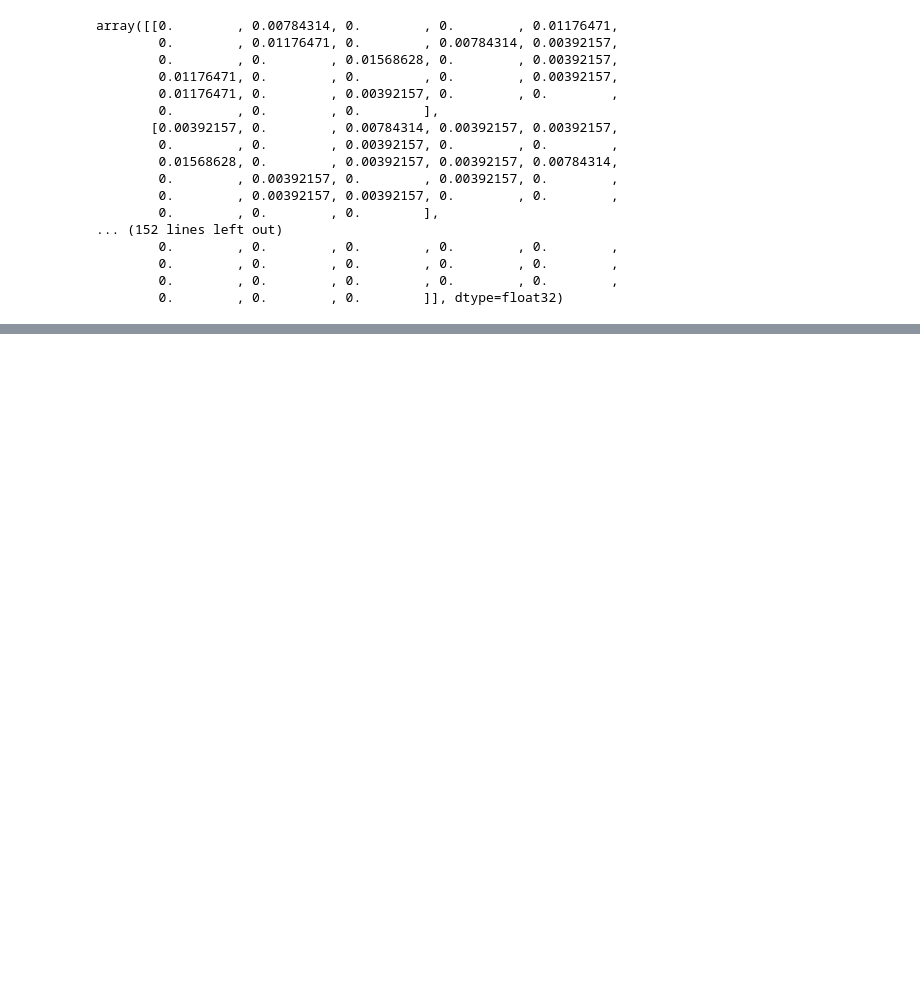
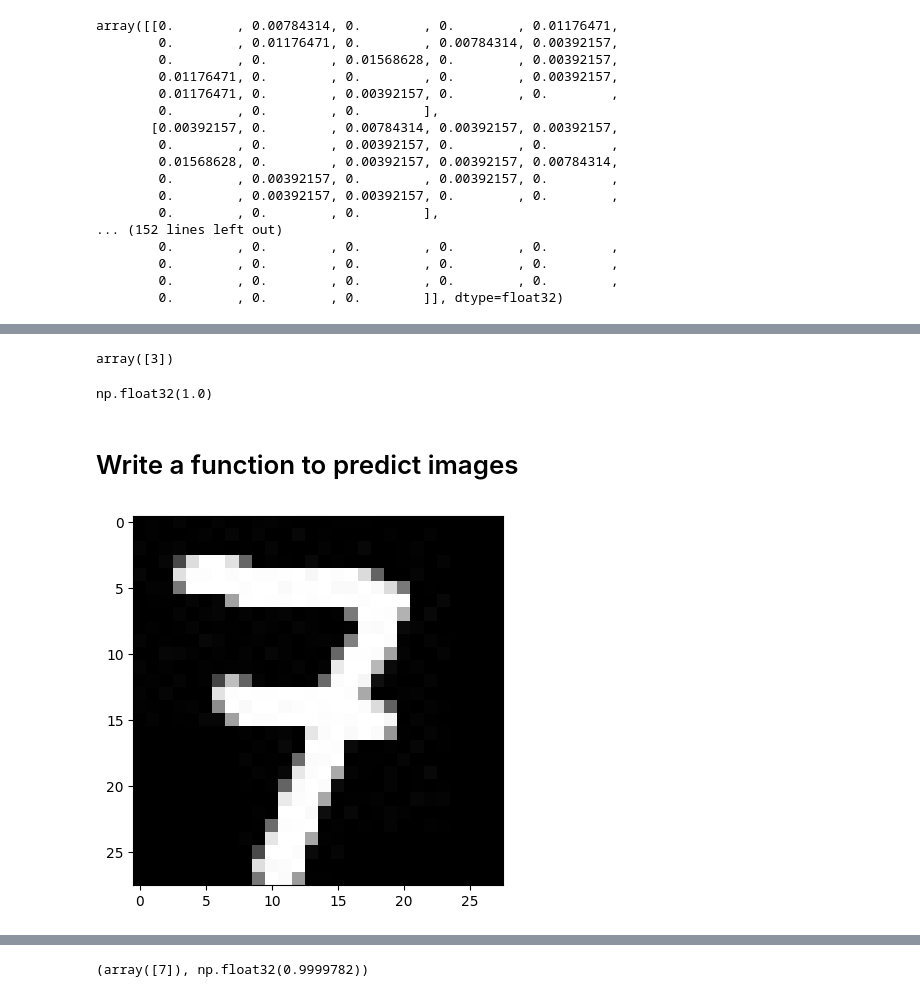
Before and after one commit to utkarshg1/Test1, a Jupyter notebook: Handwritten_Digit_Clasification.ipynb, the cells around one changed output, grey strips where cells are left out. Cells and saved outputs as stored; diff of their text form; code cells hidden in the pictures; blank space fills up the shorter version.

```diff
--- a/Handwritten_Digit_Clasification.ipynb
+++ b/Handwritten_Digit_Clasification.ipynb
@@ -353,0 +357,3 @@ img_pre = img_pre.resize(1, 28, 28, 1)
+# %%
+probs = model.predict([img_pre])
+probs
@@ -353,0 +365,28 @@ img_pre = img_pre.resize(1, 28, 28, 1)
+# %%
+preds = np.argmax(probs, axis=-1)
+preds
+# %% [output]
+array([3])
+# %%
+max_probs = np.max(probs)
+max_probs
+# %% [output]
+np.float32(1.0)
+# %% [markdown]
+# Write a function to predict images
+# %%
+def predict_digit(img_path):
+  img = cv2.imread(img_path, cv2.IMREAD_GRAYSCALE)
+  img_inv = cv2.bitwise_not(img)
+  plt.imshow(img_inv, cmap="gray")
+  plt.show()
+  img_pre = img_inv.astype('float32') / 255.0
+  img_pre = np.expand_dims(img_pre, axis=0)
+  probs = model.predict([img_pre])
+  preds = np.argmax(probs, axis=-1)
+  max_probs = np.max(probs)
+  return preds, max_probs
+# %%
+predict_digit("/content/Example_7.jpg")
+# %% [output]
+[figure, added]
@@ -353,0 +394 @@ img_pre = img_pre.resize(1, 28, 28, 1)
+(array([7]), np.float32(0.9999782))
```
Also changed, not shown: parts of 10 cells of this notebook.
